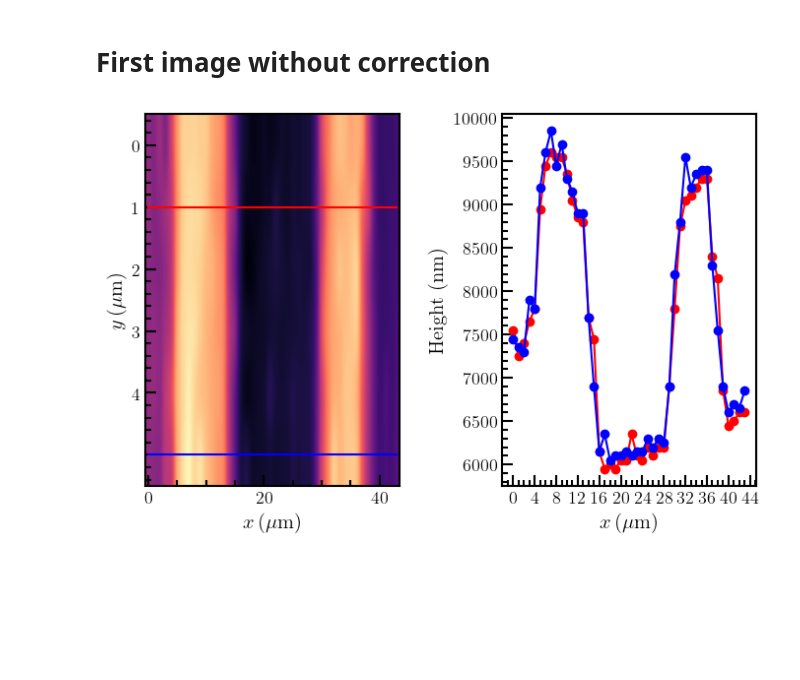
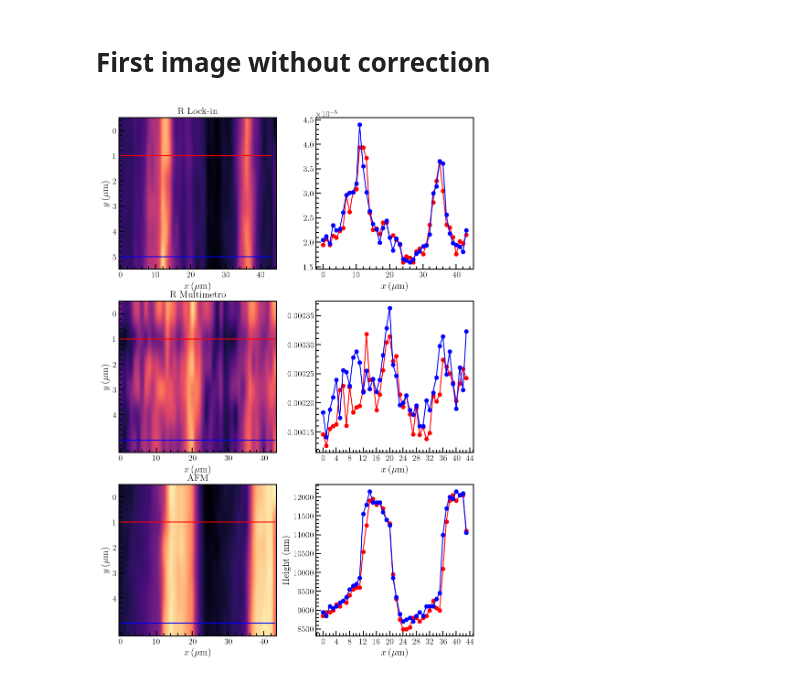
Before and after one commit to NanophotonIICOs/nanoiico-labs-data, a Jupyter notebook: notebooks/kpla-afm.ipynb, the cells around one changed output. Cells and saved outputs as stored; diff of their text form; code cells hidden in the pictures; blank space fills up the shorter version.

```diff
--- a/notebooks/kpla-afm.ipynb
+++ b/notebooks/kpla-afm.ipynb
@@ -16,5 +16,5 @@ from mpl_toolkits.axes_grid1 import AxesGrid
 from matplotlib.gridspec import GridSpec
 plt.style.use('/media/labfiles/lab-codes/plot-styles/plotstyle.mplstyle')
 # %%
-exp3 = experiments(1,'nano','afm','grating_InP')
+exp3 = experiments(1,'nano','nsom','grating_InP')
 # %% [output]
@@ -38,3 +24,7 @@ exp3 = experiments(1,'nano','afm','grating_InP')
 # %%
 #exp1=exp3.data[11][:,1:].T;
-exp1=exp3.data[20][0][:,:].T
+
+lc=exp3.data[0][0][:,:,1].T
+mul=-exp3.data[0][0][:,:,2].T
+divr=lc-mul
+afm = exp3.data[0][0][:,:,0].T
@@ -57,35 +31,89 @@ ImRes=CorrImag(exp1,1,2000)
 # %% [markdown]
 # First image without correction
 # %%
-fig = plt.figure(figsize=(8, 5))
-gs = GridSpec(1, 2, figure=fig,wspace=0.4,width_ratios=[1,1])
-
+fig = plt.figure(figsize=(10, 15))
+gs = GridSpec(3, 2, figure=fig,wspace=0.25,hspace=0.21,width_ratios=[1,1])
 ax1 = fig.add_subplot(gs[0, 0])
 ax =fig.add_subplot(gs[0, 1])
+ax2 =fig.add_subplot(gs[1, 0])
+ax3 =fig.add_subplot(gs[1, 1])
+ax4 =fig.add_subplot(gs[2, 0])
+ax5 =fig.add_subplot(gs[2, 1])
 npix1=1
 npix2=5
 #npix3=3
-ax1.imshow(exp1[:,1:],cmap='magma',aspect='auto',interpolation='gaussian')
+ax1.set_title("R Lock-in")
+ax1.imshow(lc,cmap='magma',aspect='auto',interpolation='gaussian')
 ax1.plot([0,43],[npix1,npix1],'r')
 ax1.plot([0,43],[npix2,npix2],'b')
 #ax1.plot([0,10],[npix3,npix3],'k')
 ax1.set_xlabel(r"$x\,(\mu$m)")
 '''
 ax1.set_xticks(np.arange(0,45,4))
 ax1.set_xticklabels(np.arange(0,90,8))
 '''
 ax1.set_ylabel(r"$y\,(\mu$m)")
 
-ax1.set_yticks(np.arange(0,5,1))
-ax1.set_yticklabels(np.arange(0,5,1))
 
 ax.set_xlabel(" $x\,(\mu$m)")
-ax.set_xticks(np.arange(0,45,4))
-ax.set_xticklabels(np.arange(0,45,4))
-ax.set_ylabel(r"Height (nm)")
-ax.plot(exp1[npix1,1:],'o-r')
-ax.plot(exp1[npix2,1:],'o-b')
+#ax.set_ylabel(r"Height (nm)")
+ax.plot(lc[npix1,1:],'o-r')
+ax.plot(lc[npix2,1:],'o-b')
+
+
+
+
+
+# R
+ax2.set_title("R Multimetro")
+ax2.imshow(mul[:,1:],cmap='magma',aspect='auto',interpolation='gaussian')
+ax2.plot([0,43],[npix1,npix1],'r')
+ax2.plot([0,43],[npix2,npix2],'b')
+#ax1.plot([0,10],[npix3,npix3],'k')
+ax2.set_xlabel(r"$x\,(\mu$m)")
+'''
+ax1.set_xticks(np.arange(0,45,4))
+ax1.set_xticklabels(np.arange(0,90,8))
+'''
+ax2.set_ylabel(r"$y\,(\mu$m)")
+
+ax2.set_yticks(np.arange(0,5,1))
+ax2.set_yticklabels(np.arange(0,5,1))
+
+ax3.set_xlabel(" $x\,(\mu$m)")
+ax3.set_xticks(np.arange(0,45,4))
+ax3.set_xticklabels(np.arange(0,45,4))
+# ax3.set_ylabel(r"Height (nm)")
+ax3.plot(mul[npix1,1:],'o-r')
+ax3.plot(mul[npix2,1:],'o-b')
+
+
+
+# afm
+ax4.set_title("AFM")
+ax4.imshow(afm[:,1:],cmap='magma',aspect='auto',interpolation='gaussian')
+ax4.plot([0,43],[npix1,npix1],'r')
+ax4.plot([0,43],[npix2,npix2],'b')
+#ax1.plot([0,10],[npix3,npix3],'k')
+ax4.set_xlabel(r"$x\,(\mu$m)")
+'''
+ax1.set_xticks(np.arange(0,45,4))
+ax1.set_xticklabels(np.arange(0,90,8))
+'''
+ax4.set_ylabel(r"$y\,(\mu$m)")
+
+ax4.set_yticks(np.arange(0,5,1))
+ax4.set_yticklabels(np.arange(0,5,1))
+
+ax5.set_xlabel(" $x\,(\mu$m)")
+ax5.set_xticks(np.arange(0,45,4))
+ax5.set_xticklabels(np.arange(0,45,4))
+ax5.set_ylabel(r"Height (nm)")
+ax5.plot(afm[npix1,1:],'o-r')
+ax5.plot(afm[npix2,1:],'o-b')
+
+
 
 plt.show()
 # %% [output]
-[figure, old version]
+[figure, new version]
```
Also changed, not shown: parts of 8 cells of this notebook, 2 other files.
